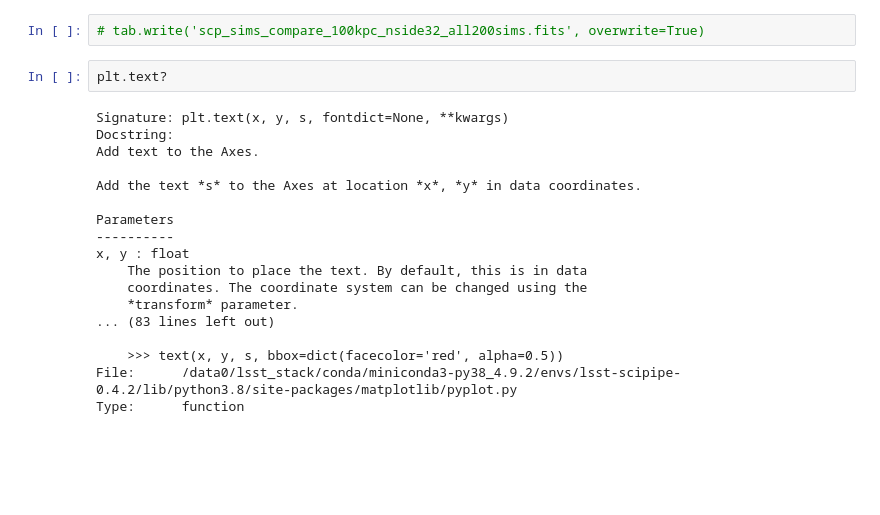
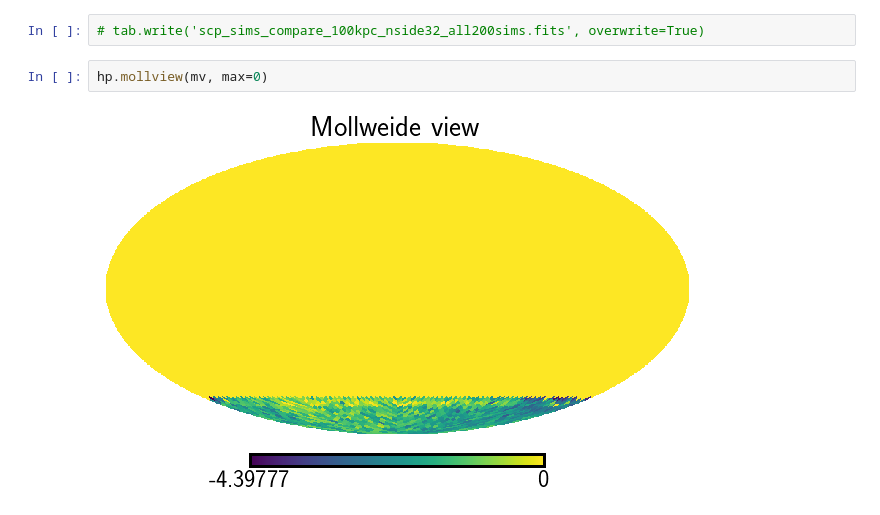
Before and after one commit to jeffcarlin/SMWLV-metrics, a Jupyter notebook: notebooks/LV_metric_exploreCadences_SCP.ipynb, the cells around one changed output. Cells and saved outputs as stored; diff of their text form; blank space fills up the shorter version.

```diff
--- a/notebooks/LV_metric_exploreCadences_SCP.ipynb
+++ b/notebooks/LV_metric_exploreCadences_SCP.ipynb
@@ -541,23 +559,7 @@ from astropy.table import Table
 tab = Table([names, mv_medians, sbv_medians, fracbelow_mv3], names=['sim', 'mv_lim', 'sbv_lim', 'fracbelow_mv2'])
 # %%
 # tab.write('scp_sims_compare_100kpc_nside32_all200sims.fits', overwrite=True)
-# %%
-plt.text?
-# %% [output]
-Signature: plt.text(x, y, s, fontdict=None, **kwargs)
-Docstring:
-Add text to the Axes.
-
-Add the text *s* to the Axes at location *x*, *y* in data coordinates.
-
-Parameters
-----------
-x, y : float
-    The position to place the text. By default, this is in data
-    coordinates. The coordinate system can be changed using the
-    *transform* parameter.
-... (83 lines left out)
-
-    >>> text(x, y, s, bbox=dict(facecolor='red', alpha=0.5))
-File:      /data0/lsst_stack/conda/miniconda3-py38_4.9.2/envs/lsst-scipipe-0.4.2/lib/python3.8/site-packages/matplotlib/pyplot.py
-Type:      function
+# %%
+hp.mollview(mv, max=0)
+# %% [output]
+[figure, added]
```
Also changed, not shown: parts of 3 cells of this notebook, 1 other file.
